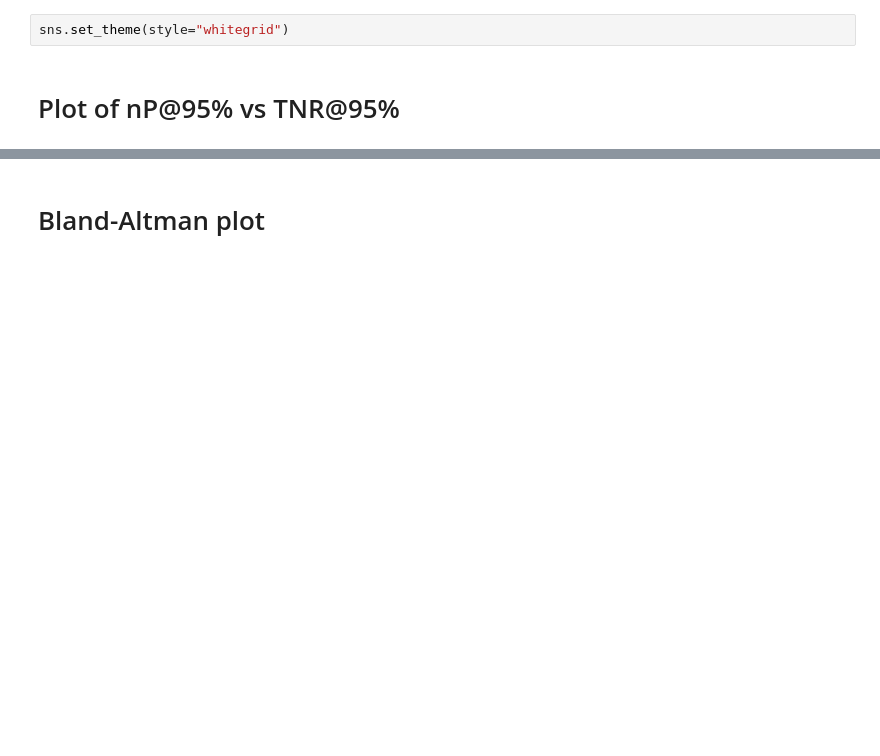
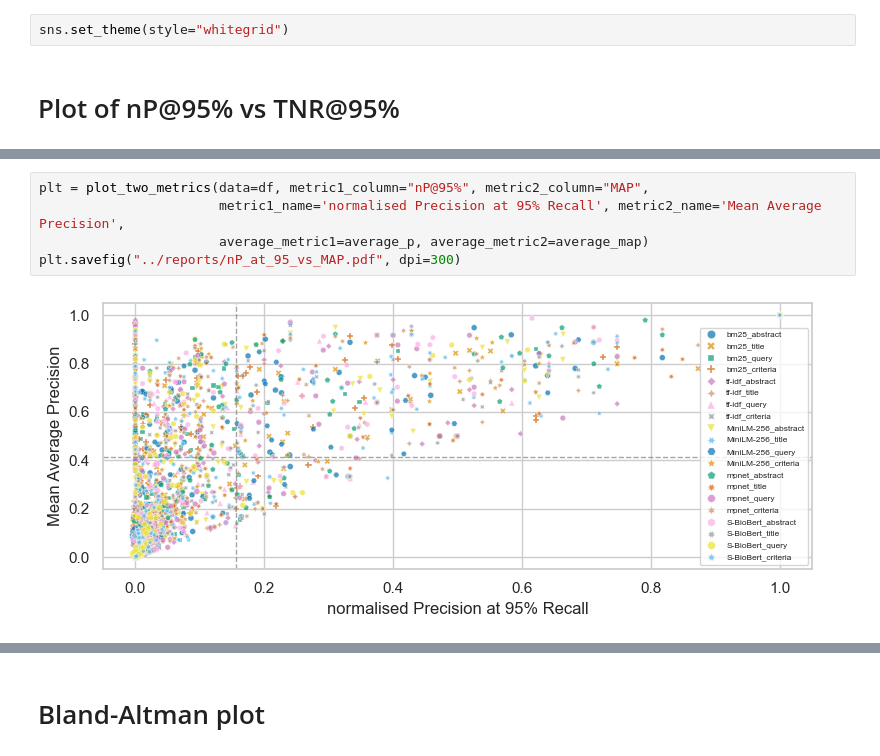
Before and after one commit to WojciechKusa/normalised-precision-at-recall, a Jupyter notebook: notebooks/normalised-precision-analysis.ipynb, the cells around one changed output, grey strips where cells are left out. Saved outputs shown, nothing was run; the diff lists cells and outputs as text; blank space fills up the shorter version.

```diff
--- a/notebooks/normalised-precision-analysis.ipynb
+++ b/notebooks/normalised-precision-analysis.ipynb
@@ -125,0 +229,7 @@ plt.savefig("../reports/nP_at_95_vs_TNR_at_951.pdf", dpi=300)
+# %%
+plt = plot_two_metrics(data=df, metric1_column="nP@95%", metric2_column="MAP",
+                       metric1_name='normalised Precision at 95% Recall', metric2_name='Mean Average Precision',
+                       average_metric1=average_p, average_metric2=average_map)
+plt.savefig("../reports/nP_at_95_vs_MAP.pdf", dpi=300)
+# %% [output]
+[figure, added]
```
Also changed, not shown: parts of 35 cells of this notebook.
